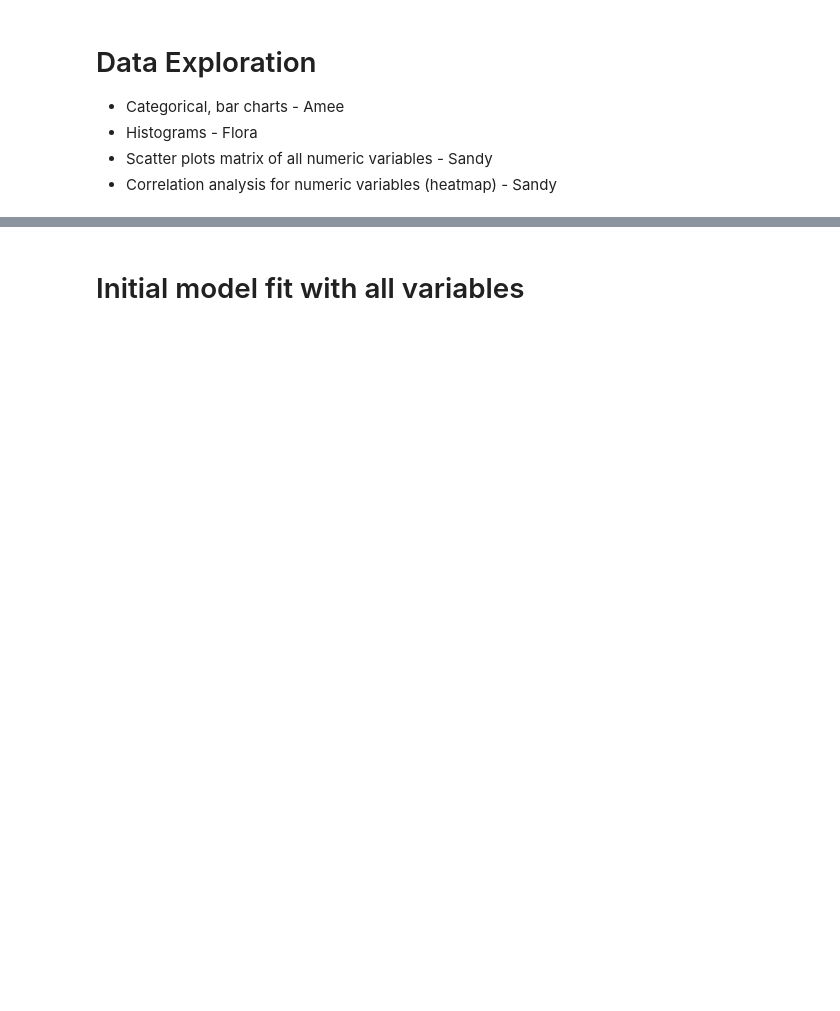
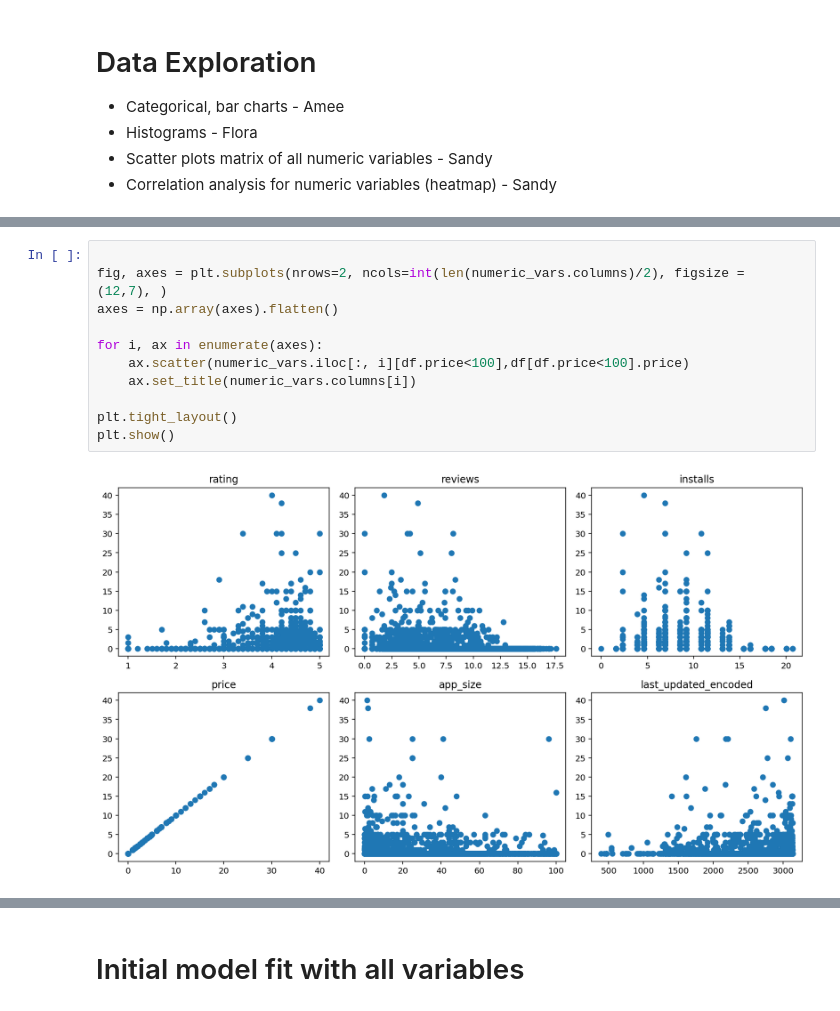
Before and after one commit to flomch/linear-regression-final-project, a Jupyter notebook: analysis.ipynb, the cells around one changed output, grey strips where cells are left out. Saved outputs shown, nothing was run; the diff lists cells and outputs as text; blank space fills up the shorter version.

```diff
--- a/analysis.ipynb
+++ b/analysis.ipynb
@@ -84,0 +56,13 @@ plt.show()
+# %%
+
+fig, axes = plt.subplots(nrows=2, ncols=int(len(numeric_vars.columns)/2), figsize = (12,7), )
+axes = np.array(axes).flatten()
+
+for i, ax in enumerate(axes):
+    ax.scatter(numeric_vars.iloc[:, i][df.price<100],df[df.price<100].price)
+    ax.set_title(numeric_vars.columns[i])
+
+plt.tight_layout()
+plt.show()
+# %% [output]
+[figure, added]
```
Also changed, not shown: parts of 47 cells of this notebook.
